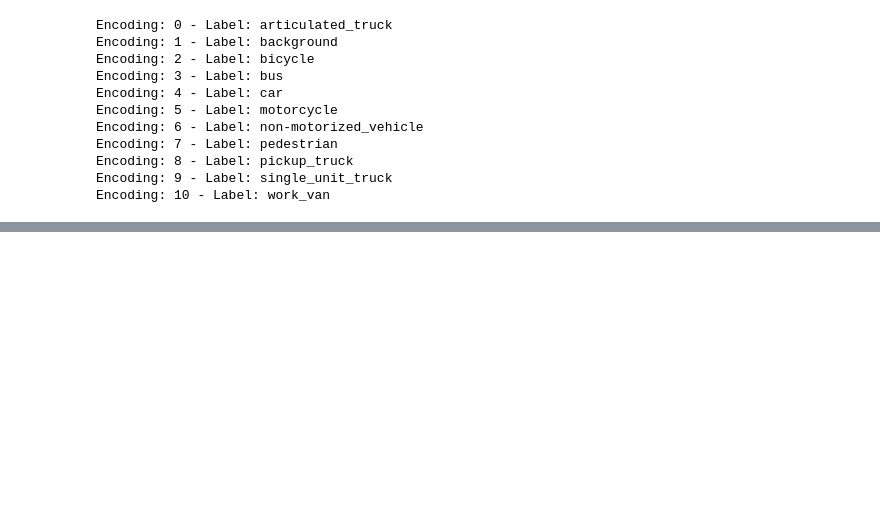
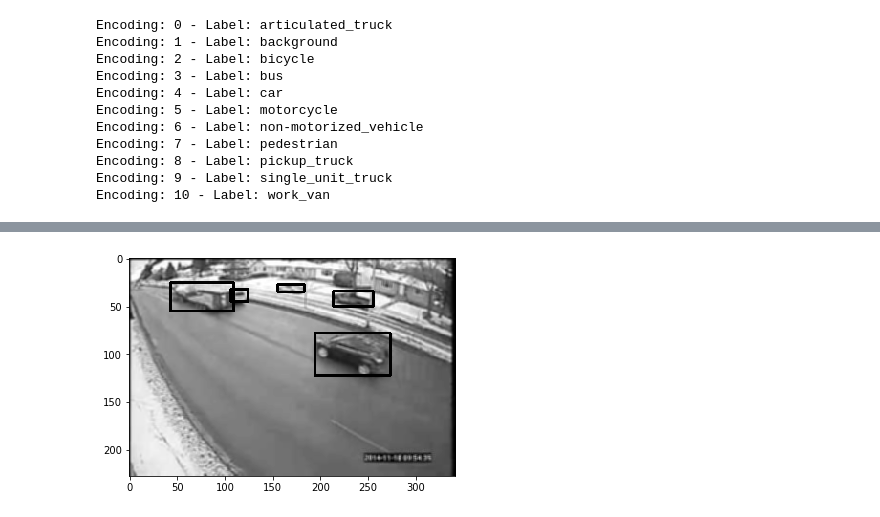
Before and after one commit to bryanjay28/ComputerVisionFinalProject, a Jupyter notebook: object_detection.ipynb, the cells around one changed output, grey strips where cells are left out. Drawn from its saved outputs; the diff is of its cells as text; code cells hidden in the pictures; blank space fills up the shorter version.

Commit message:
can access ground truth values
only thing left is DICE and k-fold validation

```diff
--- a/object_detection.ipynb
+++ b/object_detection.ipynb
@@ -150,0 +155,6 @@ for i in range(1,3):
+# %%
+# Get train data
+data = pd.read_csv('MIO-TCD-Localization/gt_train.csv', header = None)
+data.columns = ['image_id', 'class','xi', 'yi', 'xf', 'yf']
+#data.describe()
+data.head(10)
@@ -150,0 +173,8 @@ for i in range(1,3):
+# %%
+def get_ground_truth(image_num):
+    new_data = data[data['image_id'] == image_num]
+    new_data = new_data.drop(columns = ['image_id'])
+    objects = []
+    for i in range(new_data.shape[0]):
+        objects.append(new_data.iloc[i].values)
+    return pd.DataFrame(objects)
@@ -150,0 +190,20 @@ for i in range(1,3):
+# %%
+def display_gt(image_num):
+    clone = images[image_num].copy()
+    objects = get_ground_truth(image_num)
+    classes = objects.iloc[:,0].values
+    xis = objects.iloc[:,1].values
+    yis = objects.iloc[:,2].values
+    xfs = objects.iloc[:,3].values
+    yfs = objects.iloc[:,4].values
+    for i in range(len(classes)):
+        xi = int(xis[i])
+        xf = int(xfs[i])
+        yi = int(yis[i])
+        yf = int(yfs[i])
+        clone = cv2.rectangle(clone, (xi, yi), (xf, yf), (0, 0, 0), 2)
+    plt.imshow(clone, cmap = 'gray')
+# %%
+display_gt(0)
+# %% [output]
+[figure, added]
```
Also changed, not shown: parts of 8 cells of this notebook.
